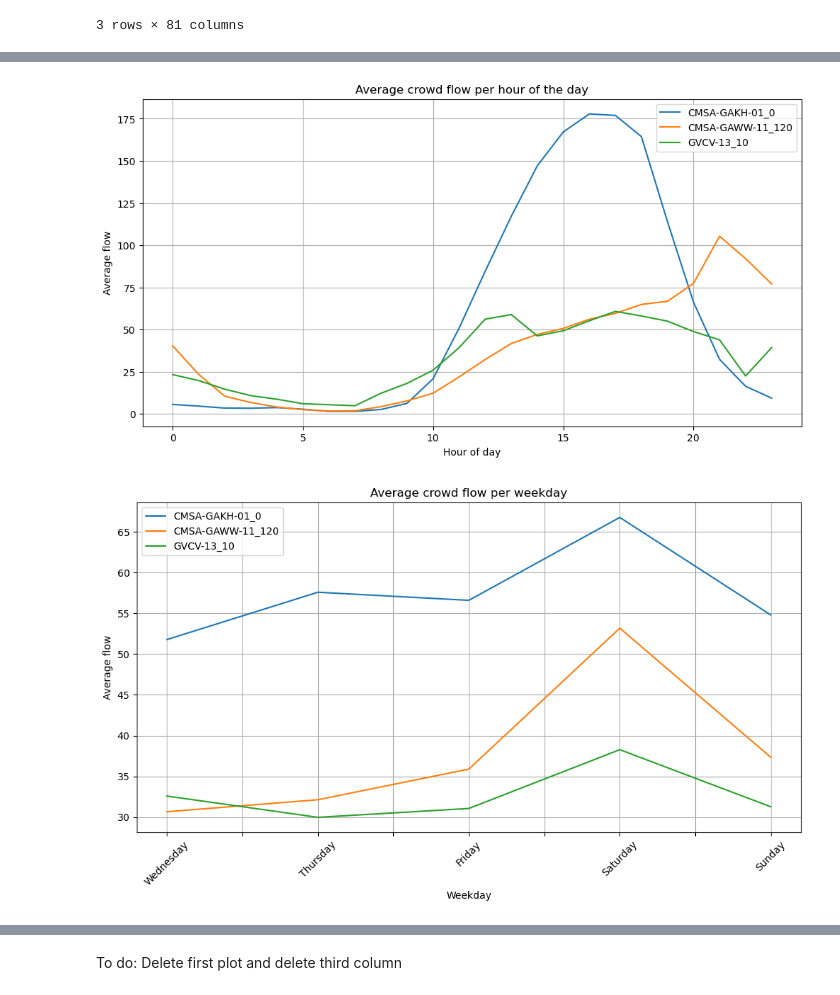
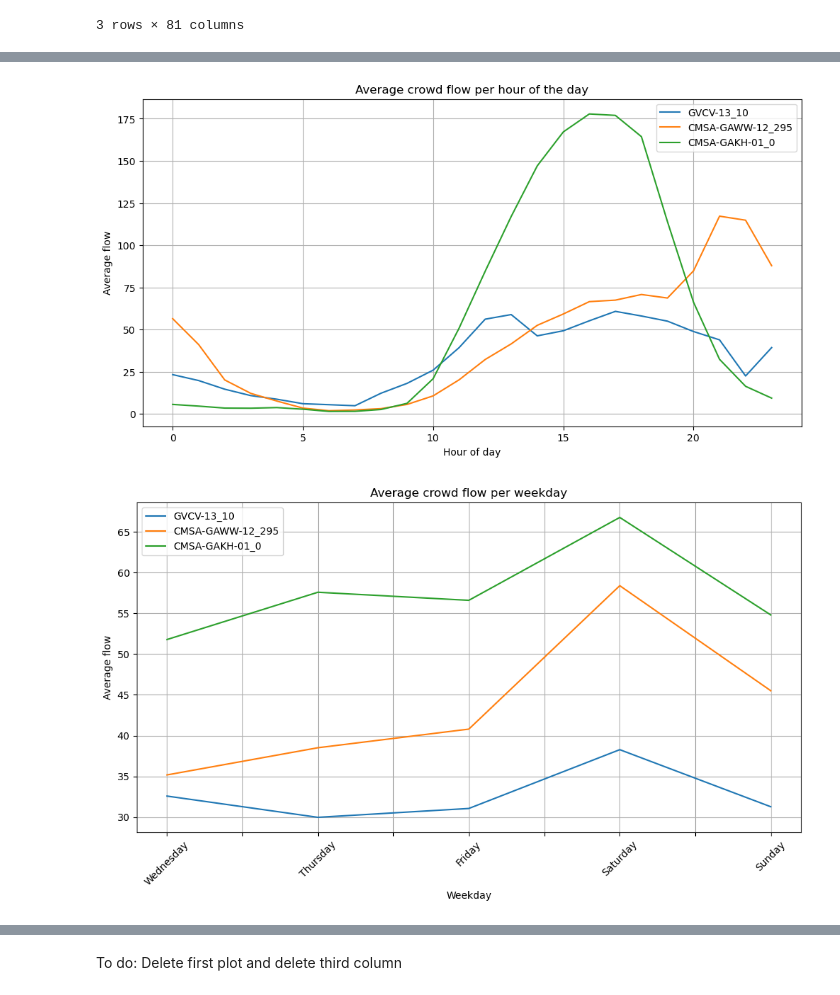
Before and after one commit to jipposteenstra/group22, a Jupyter notebook: project_template.ipynb, the cells around one changed output, grey strips where cells are left out. Saved outputs shown, nothing was run; the diff lists cells and outputs as text; code cells hidden in the pictures.

```diff
--- a/project_template.ipynb
+++ b/project_template.ipynb
@@ -81,0 +80,5 @@ To do: delete histogram
+# %%
+sensors = ["GVCV-13_10","CMSA-GAWW-12_295", "CMSA-GAKH-01_0"]
+date_time = ["timestamp", "hour", "minute", "day", "weekday", "is_weekend"]
+df_three_sensors = df_flow[date_time + sensors].copy()
+df_three_sensors.head()
@@ -82,51 +92,32 @@ To do: delete histogram
 # %%
-sensors = ["CMSA-GAKH-01_0", "CMSA-GAWW-11_120", "GVCV-13_10"]
+# plot 1: average crowd flow count per hour of the day
+plt.figure(figsize=(12, 6))
 
-# 1. Hourly plot (unchanged)
-plt.figure(figsize=(12, 6))
 for sensor in sensors:
-    df_flow.groupby("hour")[sensor].mean().plot(label=sensor)
+    df_three_sensors.groupby("hour")[sensor].mean().plot(label=sensor)
 plt.title("Average crowd flow per hour of the day")
 plt.xlabel("Hour of day")
 plt.ylabel("Average flow")
 plt.legend()
 plt.grid(True)
 plt.show()
 
-# 2. Weekday plot with names instead of numbers
-# Create mapping: 0 = Monday, 6 = Sunday
+# plot 2: average crowd flow count per day
 weekday_names = [calendar.day_name[i] for i in range(7)]
 
 plt.figure(figsize=(12, 6))
 for sensor in sensors:
-    weekday_means = df_flow.groupby("weekday")[sensor].mean()
+    weekday_means = df_three_sensors.groupby("weekday")[sensor].mean()
     weekday_means.index = [weekday_names[i] for i in weekday_means.index]
     weekday_means.plot(label=sensor)
 
 plt.title("Average crowd flow per weekday")
 plt.xlabel("Weekday")
 plt.ylabel("Average flow")
 plt.legend()
 plt.grid(True)
 plt.xticks(rotation=45)
 plt.show()
-
-# 3. Weekend vs Weekday bar plot
-plt.figure(figsize=(8, 6))
-means = []
-labels = []
-for sensor in sensors:
-    weekend_mean = df_flow[df_flow["is_weekend"] == 1][sensor].mean()
-    weekday_mean = df_flow[df_flow["is_weekend"] == 0][sensor].mean()
-    means.extend([weekday_mean, weekend_mean])
-    labels.extend([f"{sensor}\nWeekday", f"{sensor}\nWeekend"])
-
-plt.bar(labels, means)
-plt.title("Weekend vs Weekday Crowd Flow")
-plt.ylabel("Average flow")
-plt.xticks(rotation=30)
-plt.grid(axis='y')
-plt.show()
 # %% [output]
-[figure, old version]
+[figure, new version]
-[figure, old version]
+[figure, new version]
```
Also changed, not shown: parts of 6 cells of this notebook.
